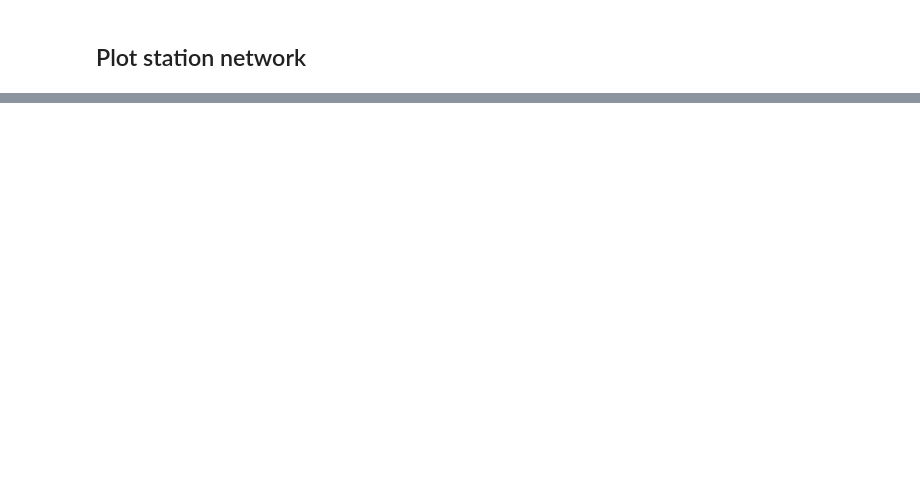
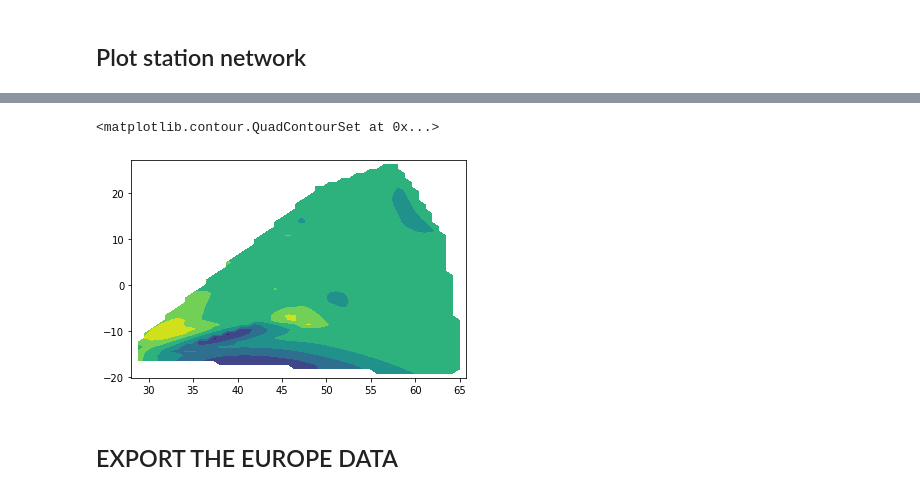
Before and after one commit to touldimos/Additional_Thesis, a Jupyter notebook: ECAD_Read.ipynb, the cells around one changed output, grey strips where cells are left out. Drawn from its saved outputs; the diff is of its cells as text; code cells hidden in the pictures; blank space fills up the shorter version.

```diff
--- a/ECAD_Read.ipynb
+++ b/ECAD_Read.ipynb
@@ -379,0 +631,40 @@ evap_th.describe()
+# %%
+db1 = pd.DataFrame(index = stations.index)
+db1['phi_'] = phi
+db1['labda'] = labda
+db2 = evap.merge(stations, left_index=True, right_on=stations.index).drop(['key_0'], axis = 1)
+db2 = db2.merge(db1, left_index=True, right_on=stations.index).drop(['key_0'], axis = 1)
+
+db3 = pd.DataFrame(index = stations.index)
+db3['phi_'] = phi
+db3['labda'] = labda
+db4 = evap_th.merge(stations, left_index=True, right_on=stations.index).drop(['key_0'], axis = 1)
+db4 = db2.merge(db3, left_index=True, right_on=stations.index).drop(['key_0'], axis = 1)
+contour_data = db2.drop(columns = ['Feb', 'Mar', 'Apr', 'May', 'Jun', 'Jul', 'Aug', 'Sep', 'Oct', 'Nov', 'Dec', 'Station Name', 'CN', 'Lat', 'Lon', 'h', 'phi'], axis = 1)
+contour_data['jan'] = contour_data['Jan']
+contour_data = contour_data.drop(['Jan'], axis = 1)
+contour_data.columns = ['x', 'y', 'z']
+from scipy.interpolate import griddata
+x = contour_data.iloc[:,0].values
+y = contour_data.iloc[:,1].values
+z = contour_data.iloc[:,2].values
+
+def plot_contour(x,y,z,resolution = 50,contour_method='linear'):
+    resolution = str(resolution)+'j'
+    X,Y = np.mgrid[min(x):max(x):complex(resolution),   min(y):max(y):complex(resolution)]
+    points = [[a,b] for a,b in zip(x,y)]
+    Z = griddata(points, z, (X, Y), method=contour_method)
+    return X,Y,Z
+
+X,Y,Z = plot_contour(x,y,z,resolution = 50,contour_method='cubic')
+
+# with plt.style.context("seaborn-white"):
+#     fig, ax = plt.subplots(figsize=(13,8))
+#     ax.scatter(x,y, color="black", linewidth=1, edgecolor="ivory", s=50)
+#     ax.contourf(X,Y,Z)
+plt.contourf(X,Y,Z)
+# %% [output]
+<matplotlib.contour.QuadContourSet at 0x...>
+[figure, added]
+# %% [markdown]
+## EXPORT THE EUROPE DATA
```
Also changed, not shown: parts of 21 cells of this notebook.
